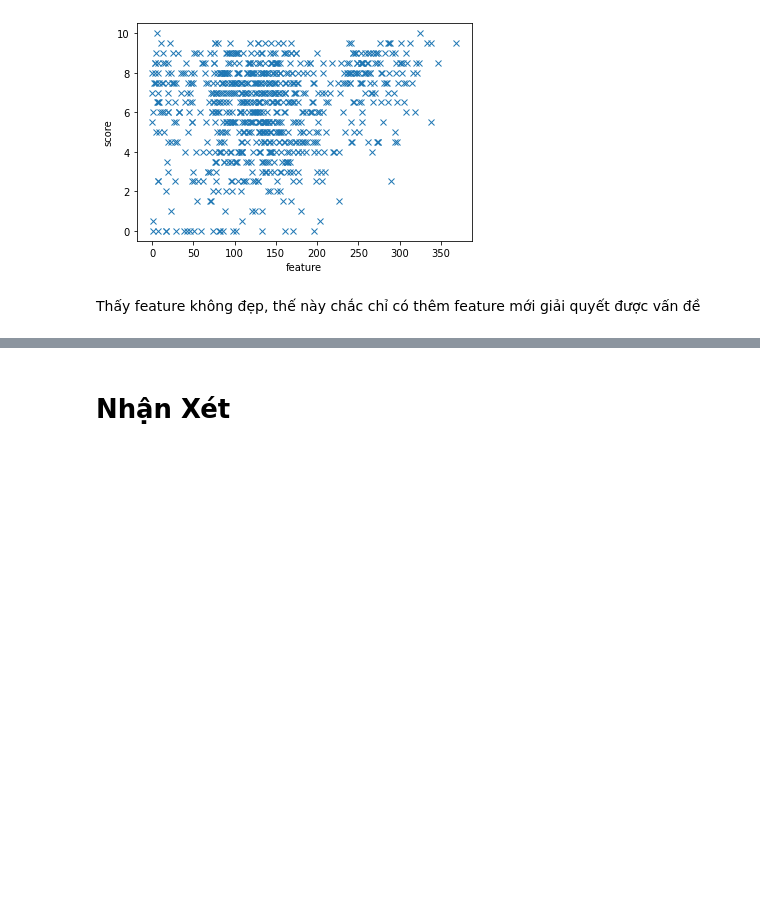
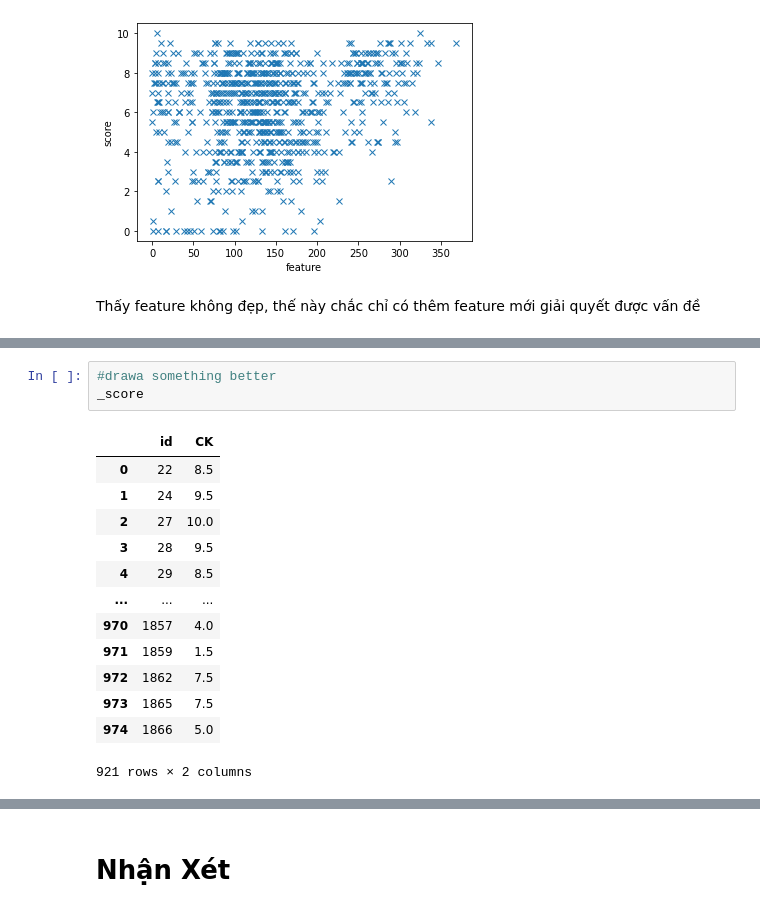
Before and after one commit to phutaekwondo/CS114.L21, a Jupyter notebook: duDoanDiemCuoiKy_homeWork/Bai_colab_so3.ipynb, the cells around one changed output, grey strips where cells are left out. Drawn from its saved outputs; the diff is of its cells as text; blank space fills up the shorter version.

```diff
--- a/duDoanDiemCuoiKy_homeWork/Bai_colab_so3.ipynb
+++ b/duDoanDiemCuoiKy_homeWork/Bai_colab_so3.ipynb
@@ -347,0 +377,17 @@ Thấy feature không đẹp, thế này chắc chỉ có thêm feature mới gi
+# %%
+#drawa something better
+_score
+# %% [output]
+|  | id | CK |
+| 0 | 22 | 8.5 |
+| 1 | 24 | 9.5 |
+| 2 | 27 | 10.0 |
+| 3 | 28 | 9.5 |
+| 4 | 29 | 8.5 |
+| ... | ... | ... |
+| 970 | 1857 | 4.0 |
+| 971 | 1859 | 1.5 |
+| 972 | 1862 | 7.5 |
+| 973 | 1865 | 7.5 |
+| 974 | 1866 | 5.0 |
+921 rows × 2 columns
```
Also changed, not shown: parts of 8 cells of this notebook.
